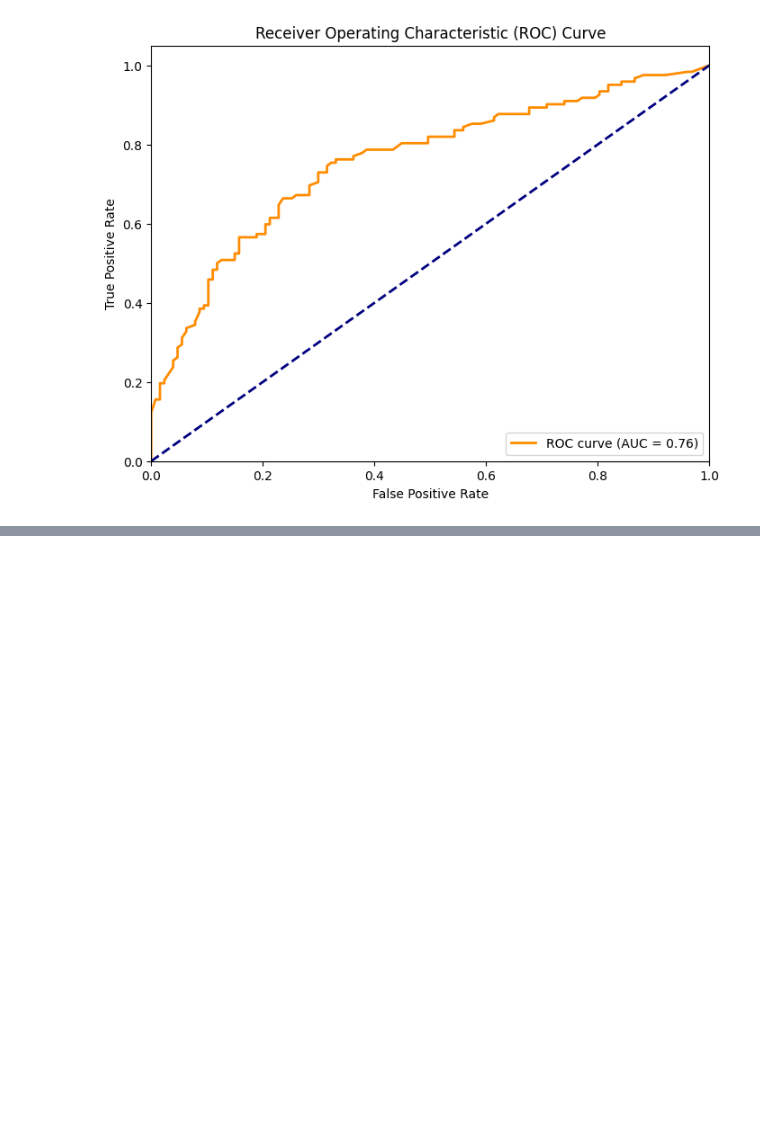
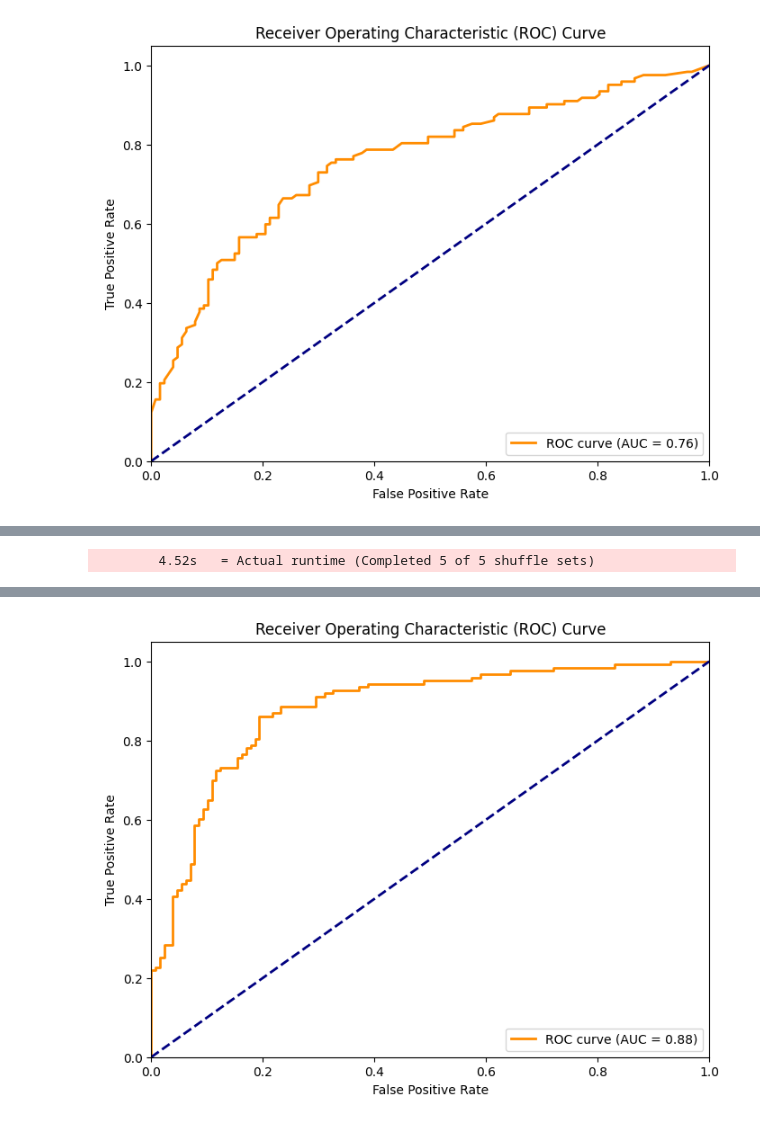
Before and after one commit to jxhangithub/master-machine-learning-engineer, a Jupyter notebook: basic_models/Classification1.ipynb, the cells around one changed output, grey strips where cells are left out. Cells and saved outputs as stored; diff of their text form; code cells hidden in the pictures; blank space fills up the shorter version.

```diff
--- a/basic_models/Classification1.ipynb
+++ b/basic_models/Classification1.ipynb
@@ -1562,0 +2042,68 @@ weighted avg       0.71      0.70      0.70       249
+# %%
+
+from autogluon.tabular import TabularPredictor
+import pandas as pd
+from sklearn.model_selection import train_test_split
+from sklearn.metrics import accuracy_score, classification_report
+
+url = "https://raw.githubusercontent.com/calmrocks/master-machine-learning-engineer/main/basic_models/data/survey.csv"
+df = pd.read_csv(url)
+
+# Split the data
+train_data, test_data = train_test_split(df, test_size=0.2, random_state=42)
+
+# Specify the target column
+target = 'treatment'  # Change this to your actual target column name
+
+# Create and train the AutoGluon model
+predictor = TabularPredictor(label=target, eval_metric='accuracy').fit(train_data)
+
+# Make predictions
+y_pred = predictor.predict(test_data.drop(columns=[target]))
+y_test = test_data[target]
+
+# Evaluate the model
+print("Accuracy:", accuracy_score(y_test, y_pred))
+print("\nClassification Report:")
+print(classification_report(y_test, y_pred))
+
+# Get feature importance
+feature_importance = predictor.feature_importance(test_data)
+print("\nFeature Importance:")
+print(feature_importance)
+
+# Get model leaderboard
+leaderboard = predictor.leaderboard(test_data)
+print("\nModel Leaderboard:")
+print(leaderboard)
+
+# Get information about the best model
+best_model = predictor.model_best
+print("\nBest Model Info:")
+print(best_model)
+
+# Make probability predictions
+y_prob = predictor.predict_proba(test_data.drop(columns=[target]))
+
+# Plot ROC curve
+# First, we need to determine which column corresponds to the positive class
+positive_class = 'Yes'  # Assuming 'Yes' is the positive class
+y_prob_positive = y_prob[positive_class]
+
+# Convert categorical y_test to binary
+y_test_binary = (y_test == positive_class).astype(int)
+
+fpr, tpr, _ = roc_curve(y_test_binary, y_prob_positive)
+roc_auc = auc(fpr, tpr)
+
+plt.figure(figsize=(8, 6))
+plt.plot(fpr, tpr, color='darkorange', lw=2, label=f'ROC curve (AUC = {roc_auc:.2f})')
+plt.plot([0, 1], [0, 1], color='navy', lw=2, linestyle='--')
+plt.xlim([0.0, 1.0])
+plt.ylim([0.0, 1.05])
+plt.xlabel('False Positive Rate')
+plt.ylabel('True Positive Rate')
+plt.title('Receiver Operating Characteristic (ROC) Curve')
+plt.legend(loc="lower right")
+plt.show()
+# %% [output]
@@ -1562,0 +2138 @@ weighted avg       0.71      0.70      0.70       249
+        4.52s   = Actual runtime (Completed 5 of 5 shuffle sets)
@@ -1562,0 +2156 @@ weighted avg       0.71      0.70      0.70       249
+[figure, added]
```
Also changed, not shown: parts of 13 cells of this notebook.
